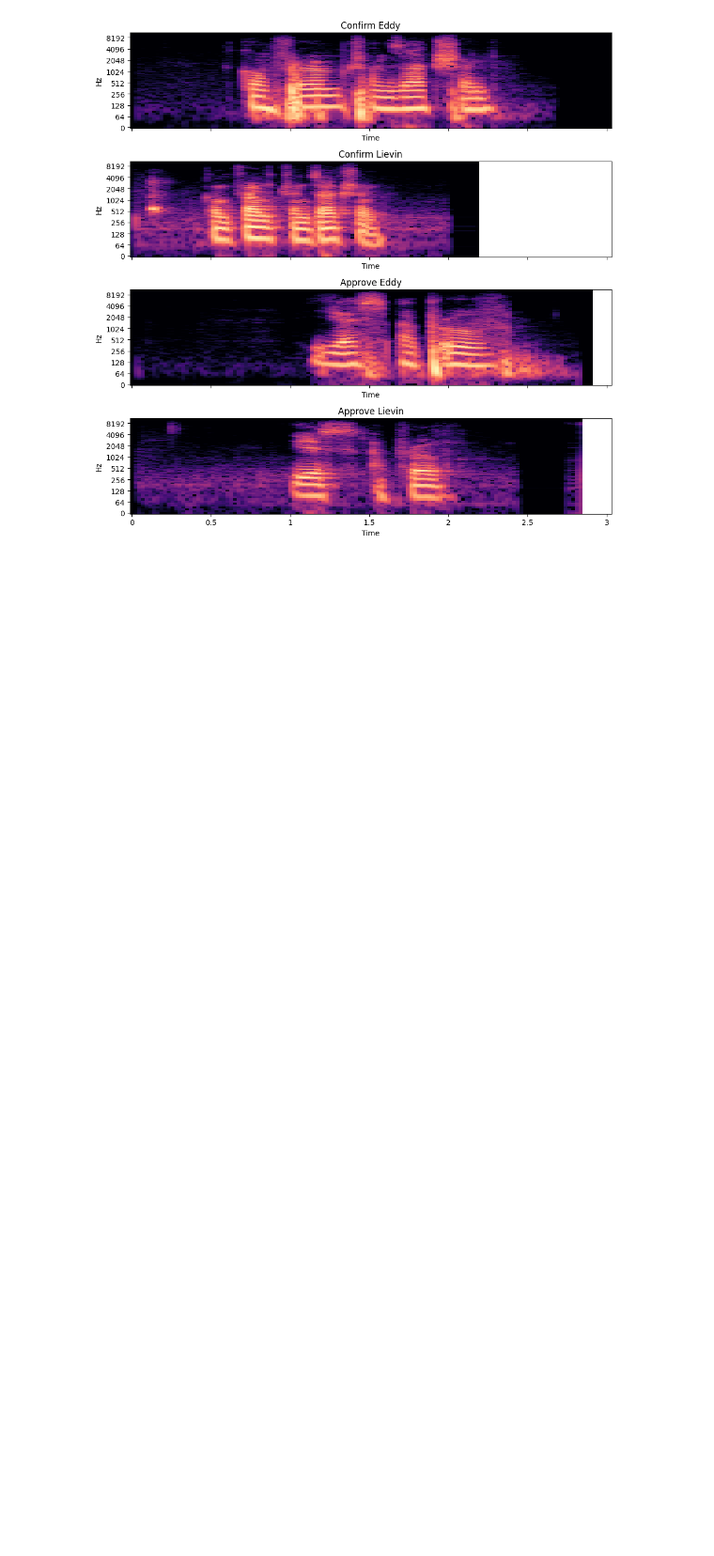
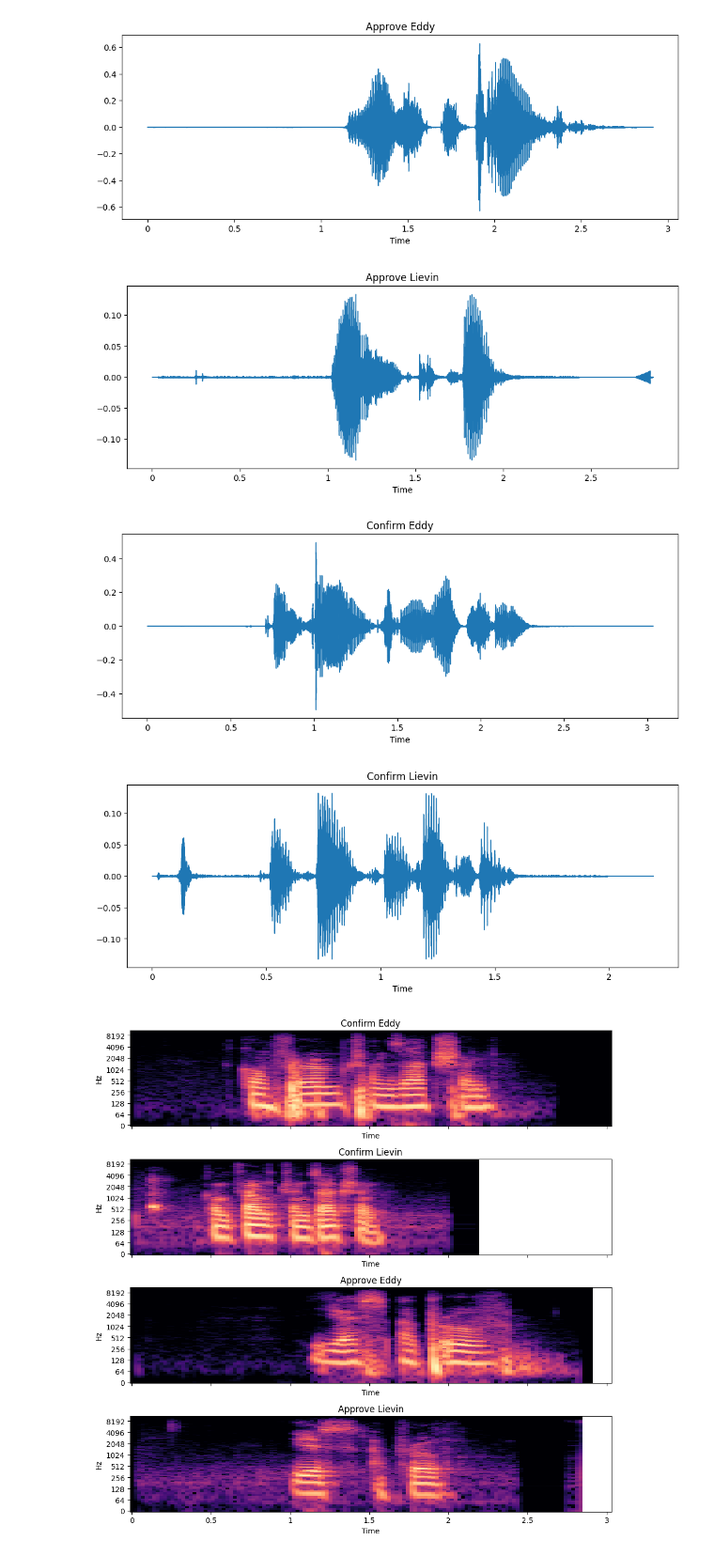
Before and after one commit to i-ganza007/Multimodal-Data-Preprocessing, a Jupyter notebook: notebooks/Sound_Processing.ipynb, the cells around one changed output. Shown at 94% size. Cells and saved outputs as stored; diff of their text form; code cells hidden in the pictures; blank space fills up the shorter version.

```diff
--- a/notebooks/Sound_Processing.ipynb
+++ b/notebooks/Sound_Processing.ipynb
@@ -39 +13,24 @@ plt.show()
+# %%
+y_confirm_eddy_sr =  sr_confirm_eddy
+y_confirm_lievin_sr = sr_confirm_lievin
+y_approve_eddy_sr = sr_approve_eddy
+y_approve_lievin_sr = sr_approve_lievin
+waveforms = {
+    'Approve Eddy': (y_approve_eddy, y_approve_eddy_sr),
+    'Approve Lievin': (y_approve_lievin, y_approve_lievin_sr),
+    'Confirm Eddy': (y_confirm_eddy, y_confirm_eddy_sr),
+    'Confirm Lievin': (y_confirm_lievin, y_confirm_lievin_sr)
+}
+
+# Loop through the waveforms and generate the plots
+for title, (y, sr) in waveforms.items():
+    plt.figure(figsize=(12, 4))
+    lb.display.waveshow(y, sr=sr)
+    plt.title(title)
+    plt.show()
+# %% [output]
+[figure, added]
+[figure, added]
+[figure, added]
+[figure, added]
 # %%
```
Also changed, not shown: parts of 22 cells of this notebook.
